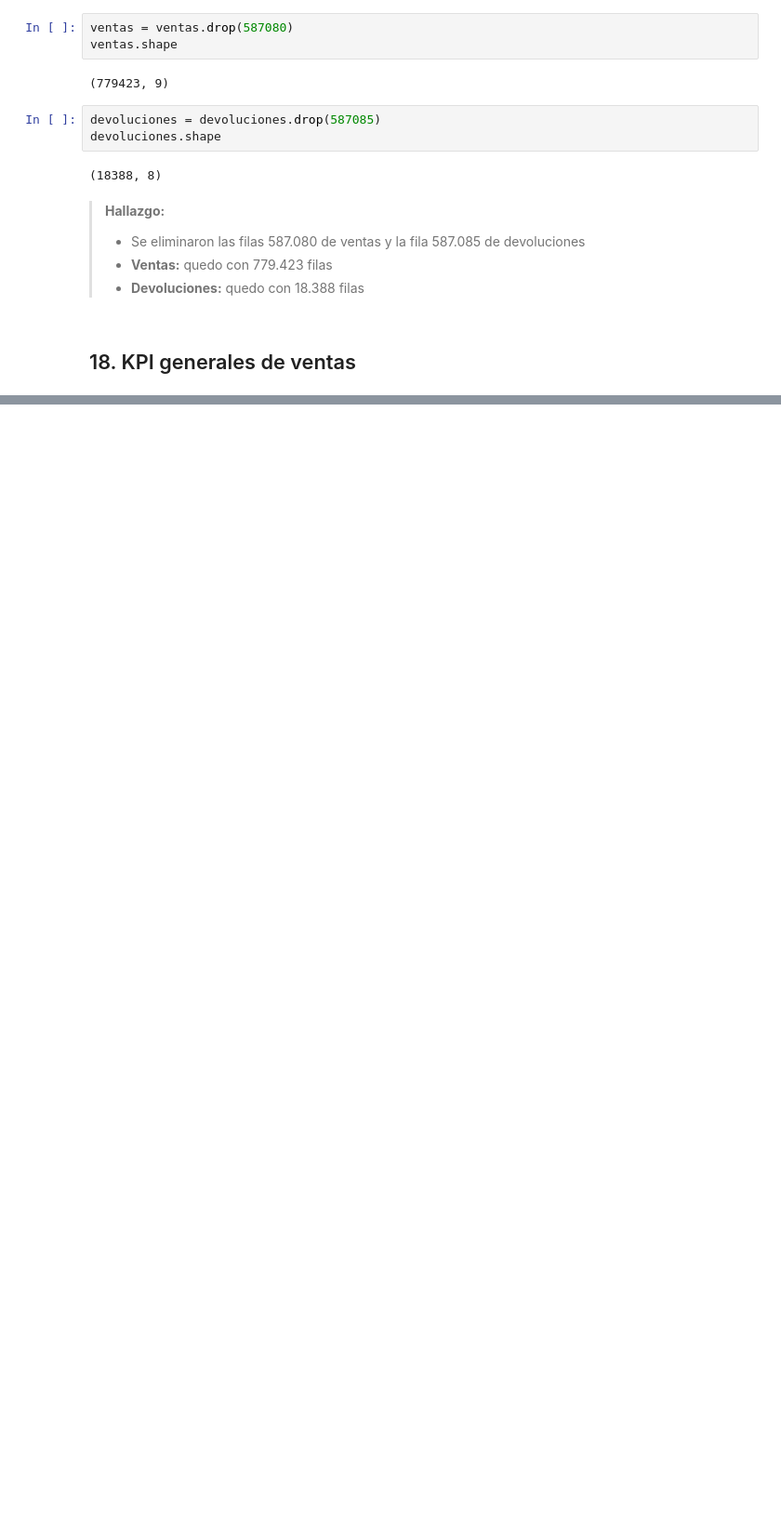
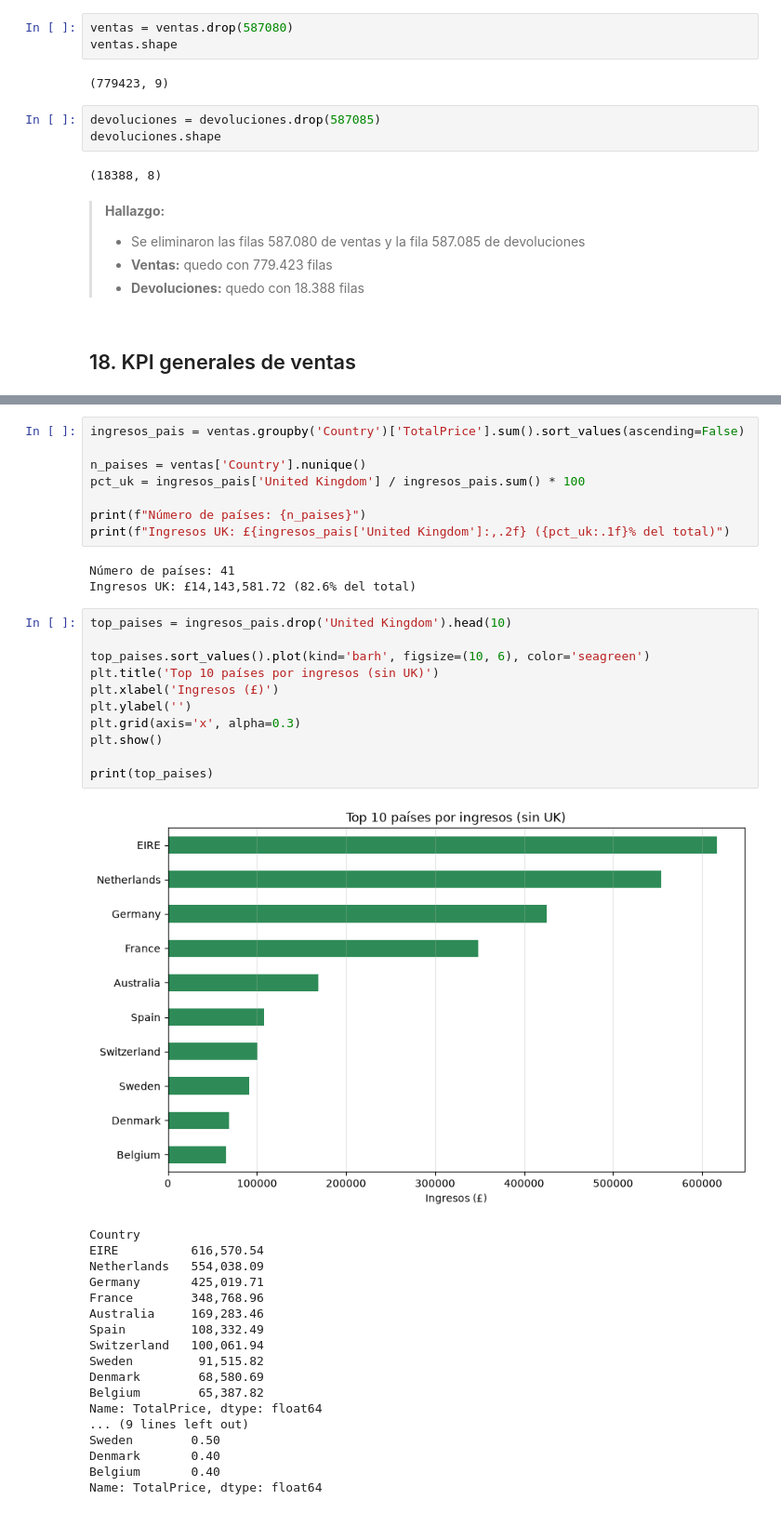
Before and after one commit to Bootcamp-DA-P3/Proyecto_EDA_Exploratory_Data_Analysis_Franco, a Jupyter notebook: notebooks/01_eda_online_retail.ipynb, the cells around one changed output, grey strips where cells are left out. Shown at 93% size. Drawn from its saved outputs; the diff is of its cells as text; blank space fills up the shorter version.

```diff
--- a/notebooks/01_eda_online_retail.ipynb
+++ b/notebooks/01_eda_online_retail.ipynb
@@ -275,0 +403,41 @@ Los ingresos totales son: 17129151.067999996
+# %%
+ingresos_pais = ventas.groupby('Country')['TotalPrice'].sum().sort_values(ascending=False)
+
+n_paises = ventas['Country'].nunique()
+pct_uk = ingresos_pais['United Kingdom'] / ingresos_pais.sum() * 100
+
+print(f"Número de países: {n_paises}")
+print(f"Ingresos UK: £{ingresos_pais['United Kingdom']:,.2f} ({pct_uk:.1f}% del total)")
+# %% [output]
+Número de países: 41
+Ingresos UK: £14,143,581.72 (82.6% del total)
+# %%
+top_paises = ingresos_pais.drop('United Kingdom').head(10)
+
+top_paises.sort_values().plot(kind='barh', figsize=(10, 6), color='seagreen')
+plt.title('Top 10 países por ingresos (sin UK)')
+plt.xlabel('Ingresos (£)')
+plt.ylabel('')
+plt.grid(axis='x', alpha=0.3)
+plt.show()
+
+print(top_paises)
+# %% [output]
+[figure, added]
+Country
+EIRE          616,570.54
+Netherlands   554,038.09
+Germany       425,019.71
+France        348,768.96
+Australia     169,283.46
+Spain         108,332.49
+Switzerland   100,061.94
+Sweden         91,515.82
+Denmark        68,580.69
+Belgium        65,387.82
+Name: TotalPrice, dtype: float64
+... (9 lines left out)
+Sweden        0.50
+Denmark       0.40
+Belgium       0.40
+Name: TotalPrice, dtype: float64
```
Also changed, not shown: parts of 22 cells of this notebook.
